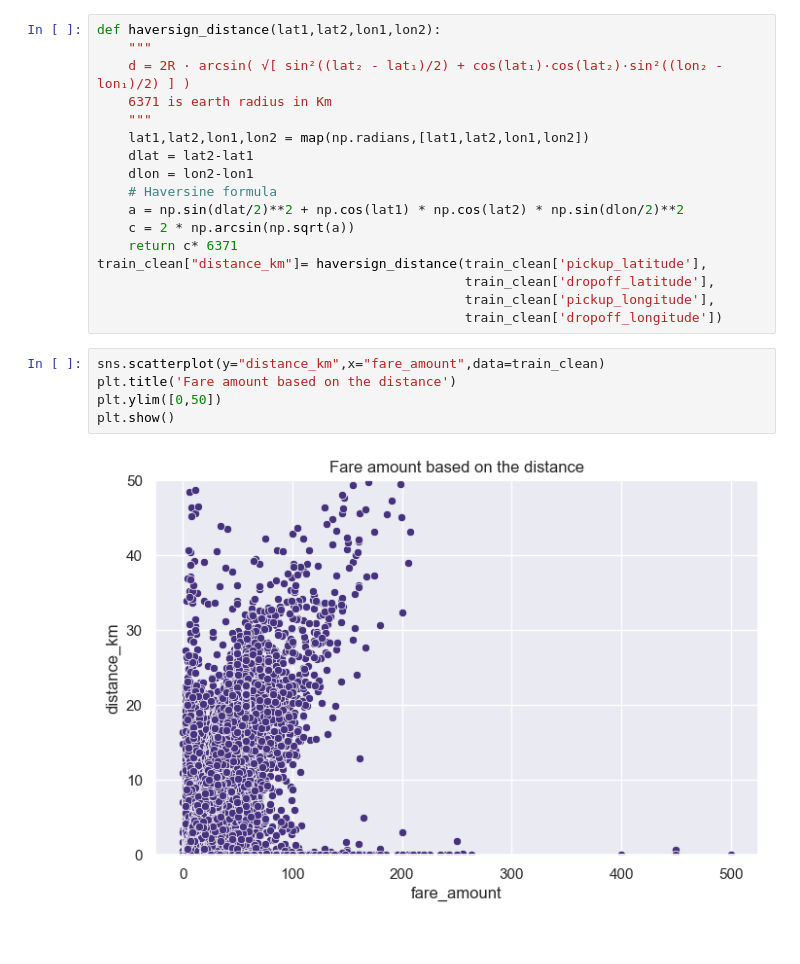
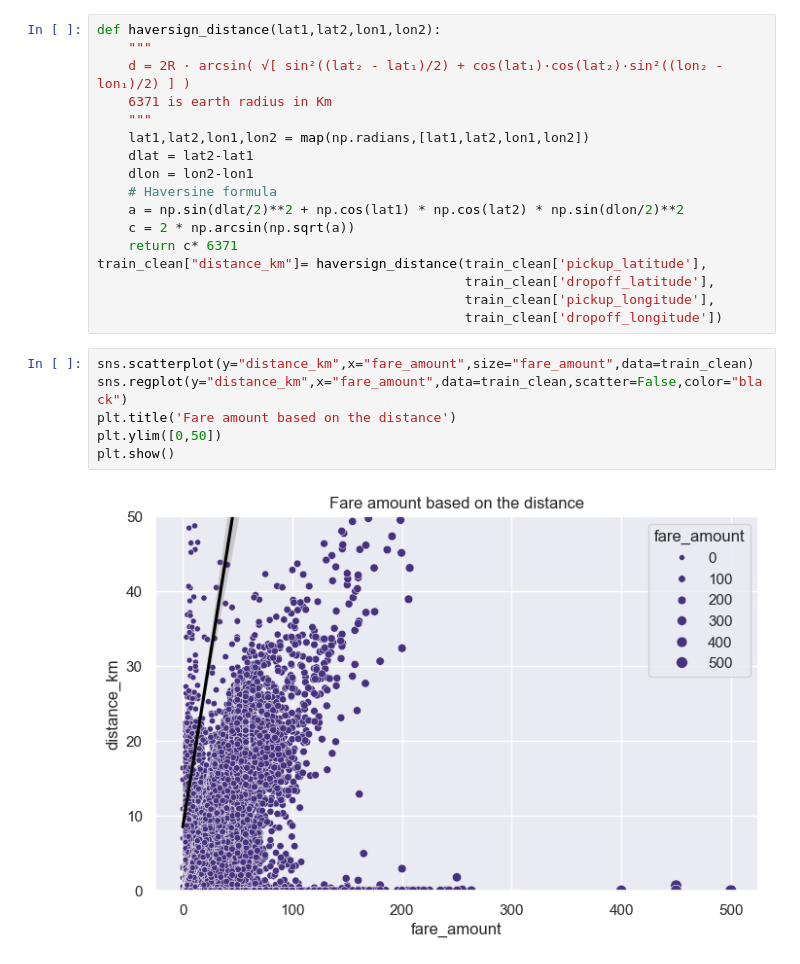
Before and after one commit to aguchhait-stack/nyc-taxi-fare-prediction, a Jupyter notebook: nyc-taxi-fare-prediction.ipynb, the cells around one changed output. Drawn from its saved outputs; the diff is of its cells as text.

```diff
--- a/nyc-taxi-fare-prediction.ipynb
+++ b/nyc-taxi-fare-prediction.ipynb
@@ -190,10 +191,11 @@ train_clean["distance_km"]= haversign_distance(train_clean['pickup_latitude'],
                                                train_clean['dropoff_latitude'],
                                                train_clean['pickup_longitude'],
                                                train_clean['dropoff_longitude'])
-# %%
-sns.scatterplot(y="distance_km",x="fare_amount",data=train_clean)
-plt.title('Fare amount based on the distance')
-plt.ylim([0,50])
-plt.show()
-# %% [output]
-[figure, removed]
+# %%
+sns.scatterplot(y="distance_km",x="fare_amount",size="fare_amount",data=train_clean)
+sns.regplot(y="distance_km",x="fare_amount",data=train_clean,scatter=False,color="black")
+plt.title('Fare amount based on the distance')
+plt.ylim([0,50])
+plt.show()
+# %% [output]
+[figure, added]
```
Also changed, not shown: parts of 6 cells of this notebook, 9 other files.
